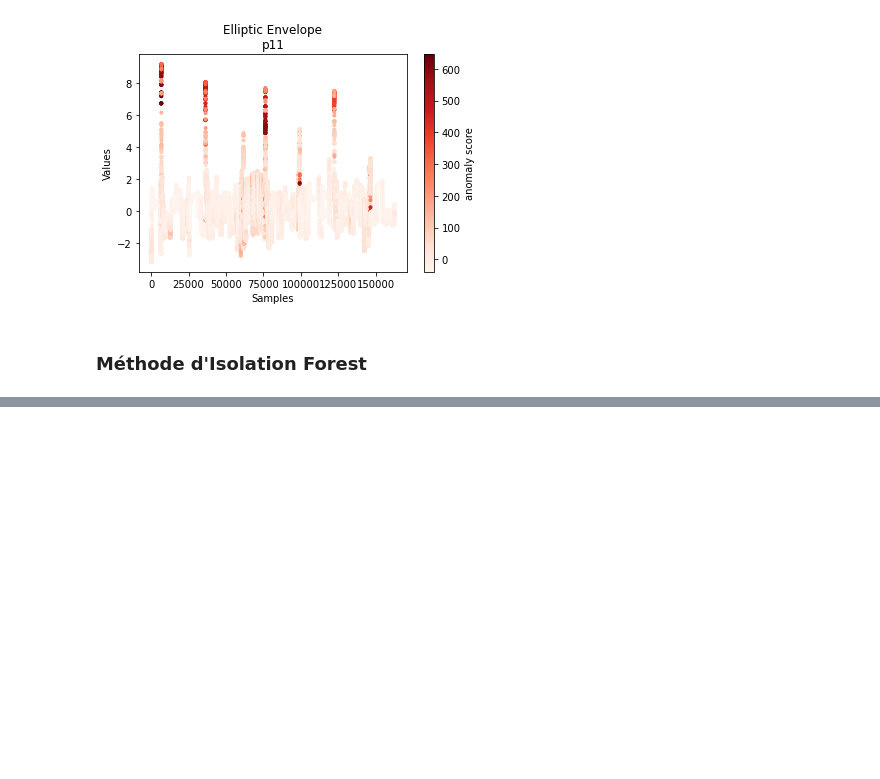
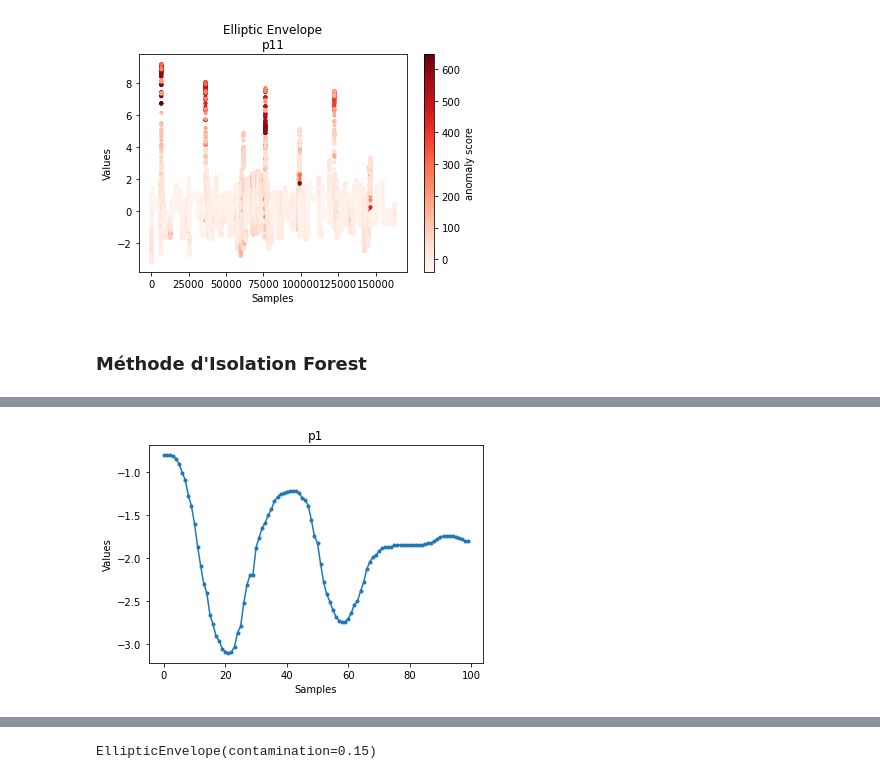
Before and after one commit to cdrutinus/ml-class-anomaly-detection, a Jupyter notebook: BE Plane's Windows.ipynb, the cells around one changed output, grey strips where cells are left out. Saved outputs shown, nothing was run; the diff lists cells and outputs as text; code cells hidden in the pictures; blank space fills up the shorter version.

```diff
--- a/BE Plane's Windows.ipynb
+++ b/BE Plane's Windows.ipynb
@@ -123,0 +123,16 @@ plotAnomalyScore2D(df, clf_name, clf)
+# %%
+def window(day, cycle, window):
+    string = str(day) + '_' + str(cycle) + '_' + str(window)
+    data_window = data[data["day_cycle_window"] == string]
+    return data_window.drop(columns=["day_cycle_window"])
+# %%
+data_1_1_1 = window(1,1,1)
+# %%
+for col in data_1_1_1.columns :
+    fig = plt.figure()
+    plt.plot(data_1_1_1[col], marker='.')
+    plt.xlabel("Samples")
+    plt.ylabel("Values")
+    plt.title(col)
+# %% [output]
+[figure, added]
@@ -123,0 +149,6 @@ plotAnomalyScore2D(df, clf_name, clf)
+# %%
+clf_name = 'Elliptic Envelope'
+clf = EllipticEnvelope(contamination=0.15)
+clf.fit(data_1_1_1)
+# %% [output]
+EllipticEnvelope(contamination=0.15)
```
Also changed, not shown: parts of 16 cells of this notebook.
